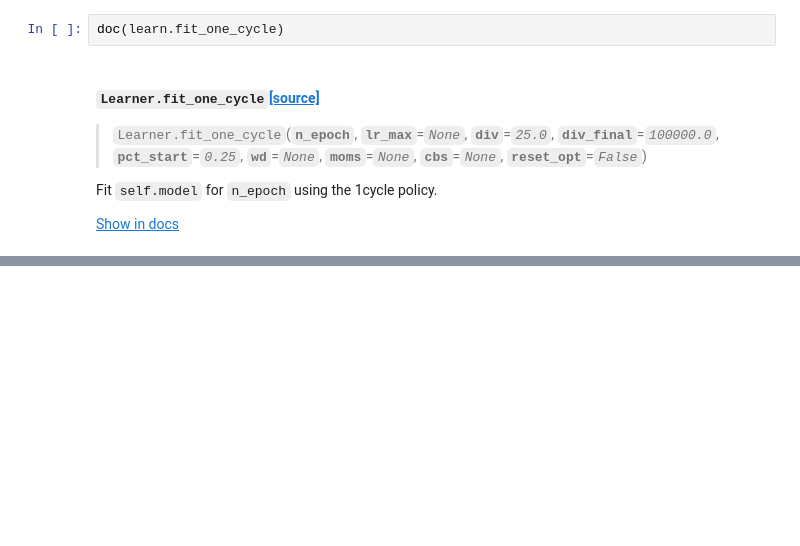
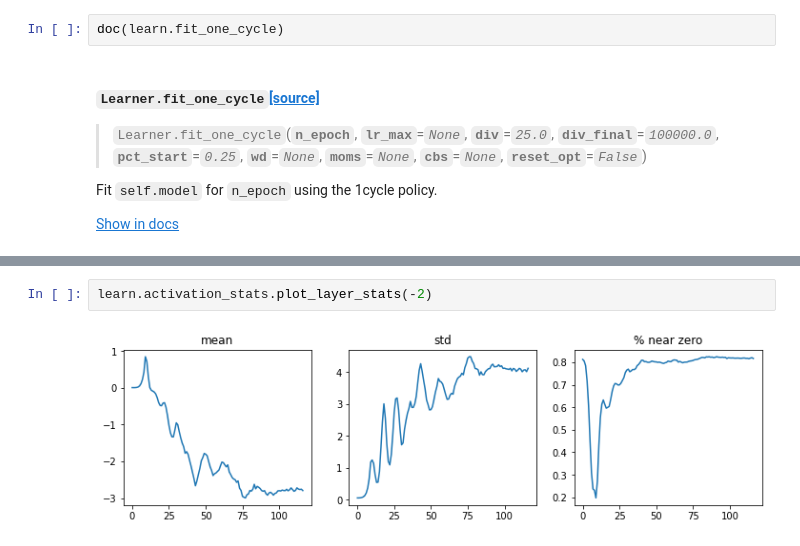
Before and after one commit to george-kan/fastai, a Jupyter notebook: Chapter13/Chapter_13_notes.ipynb, the cells around one changed output, grey strips where cells are left out. Saved outputs shown, nothing was run; the diff lists cells and outputs as text; blank space fills up the shorter version.

```diff
--- a/Chapter13/Chapter_13_notes.ipynb
+++ b/Chapter13/Chapter_13_notes.ipynb
@@ -340,0 +347,4 @@ Show in docs
+# %%
+learn.activation_stats.plot_layer_stats(-2)
+# %% [output]
+[figure, added]
```
Also changed, not shown: parts of 13 cells of this notebook.
